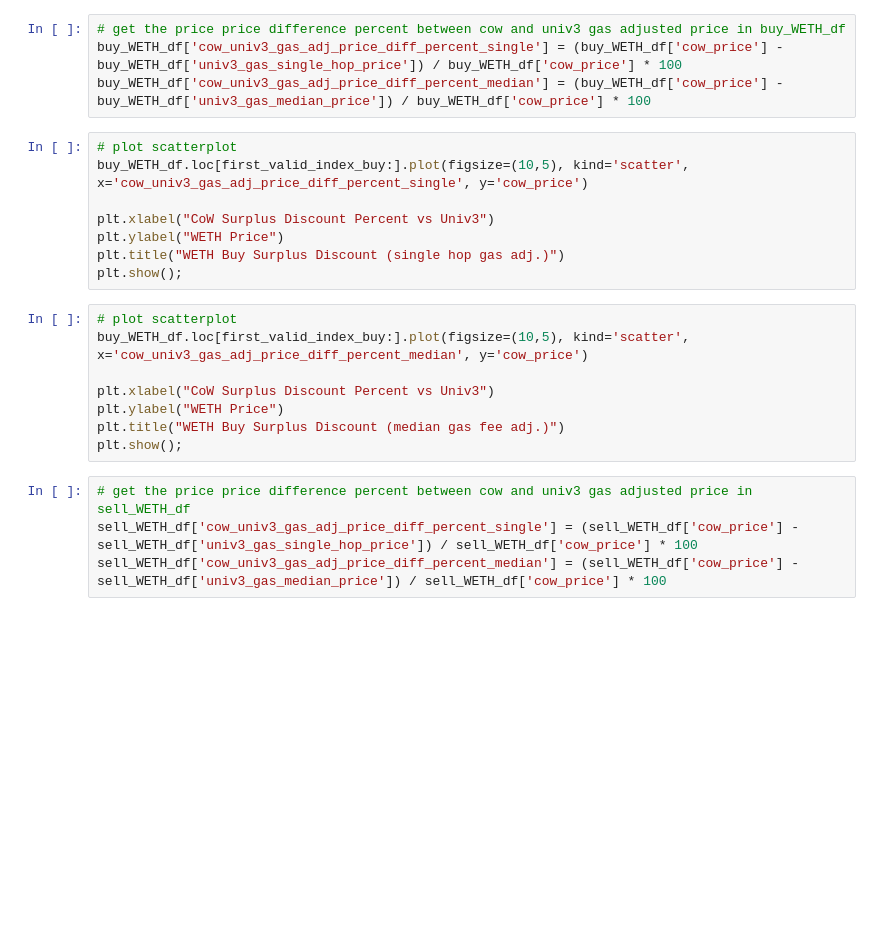
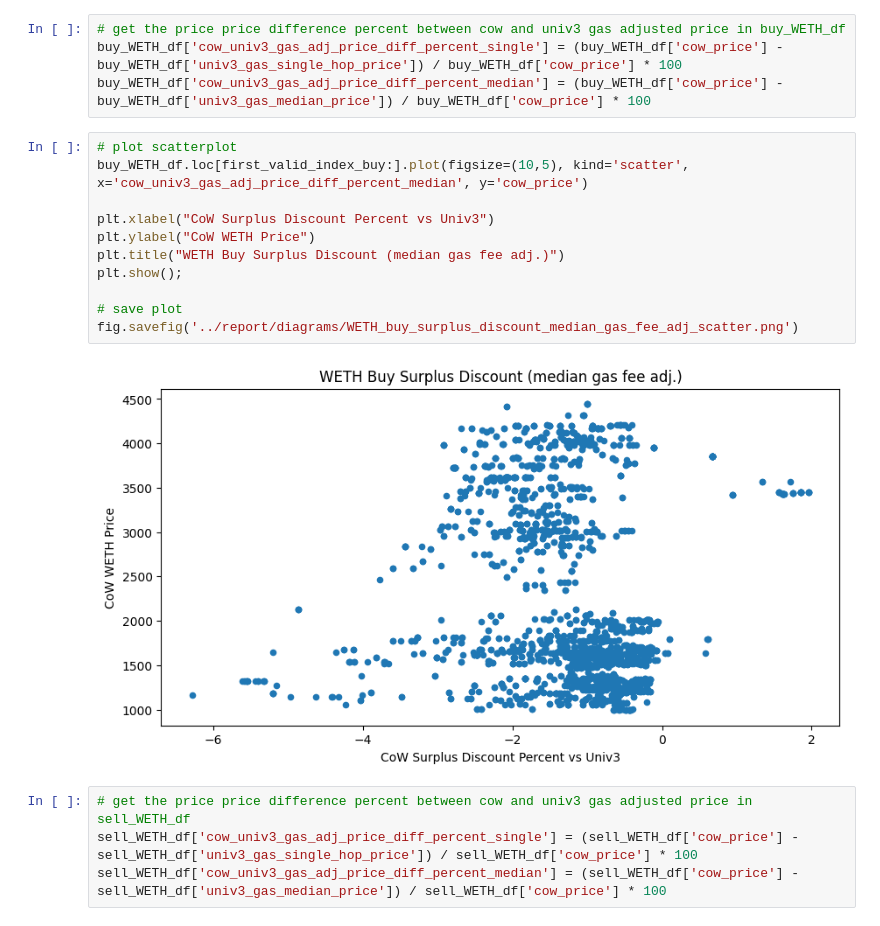
Before and after one commit to mohammed7s/Feedlot, a Jupyter notebook: pipeline/data_analysis.ipynb, the cells around one changed output. Saved outputs shown, nothing was run; the diff lists cells and outputs as text; blank space fills up the shorter version.

```diff
--- a/pipeline/data_analysis.ipynb
+++ b/pipeline/data_analysis.ipynb
@@ -144,20 +185,17 @@ buy_WETH_df['cow_univ3_gas_adj_price_diff_percent_single'] = (buy_WETH_df['cow_p
 buy_WETH_df['cow_univ3_gas_adj_price_diff_percent_median'] = (buy_WETH_df['cow_price'] - buy_WETH_df['univ3_gas_median_price']) / buy_WETH_df['cow_price'] * 100
 # %%
 # plot scatterplot
-buy_WETH_df.loc[first_valid_index_buy:].plot(figsize=(10,5), kind='scatter', x='cow_univ3_gas_adj_price_diff_percent_single', y='cow_price')
+buy_WETH_df.loc[first_valid_index_buy:].plot(figsize=(10,5), kind='scatter', x='cow_univ3_gas_adj_price_diff_percent_median', y='cow_price')
 
 plt.xlabel("CoW Surplus Discount Percent vs Univ3")
-plt.ylabel("WETH Price")
-plt.title("WETH Buy Surplus Discount (single hop gas adj.)")
+plt.ylabel("CoW WETH Price")
+plt.title("WETH Buy Surplus Discount (median gas fee adj.)")
 plt.show();
+
+# save plot
+fig.savefig('../report/diagrams/WETH_buy_surplus_discount_median_gas_fee_adj_scatter.png')
+# %% [output]
+[figure, added]
-# %%
-# plot scatterplot
-buy_WETH_df.loc[first_valid_index_buy:].plot(figsize=(10,5), kind='scatter', x='cow_univ3_gas_adj_price_diff_percent_median', y='cow_price')
-
-plt.xlabel("CoW Surplus Discount Percent vs Univ3")
-plt.ylabel("WETH Price")
-plt.title("WETH Buy Surplus Discount (median gas fee adj.)")
-plt.show();
 # %%
 # get the price price difference percent between cow and univ3 gas adjusted price in sell_WETH_df
 sell_WETH_df['cow_univ3_gas_adj_price_diff_percent_single'] = (sell_WETH_df['cow_price'] - sell_WETH_df['univ3_gas_single_hop_price']) / sell_WETH_df['cow_price'] * 100
```
Also changed, not shown: parts of 29 cells of this notebook, 14 other files.
